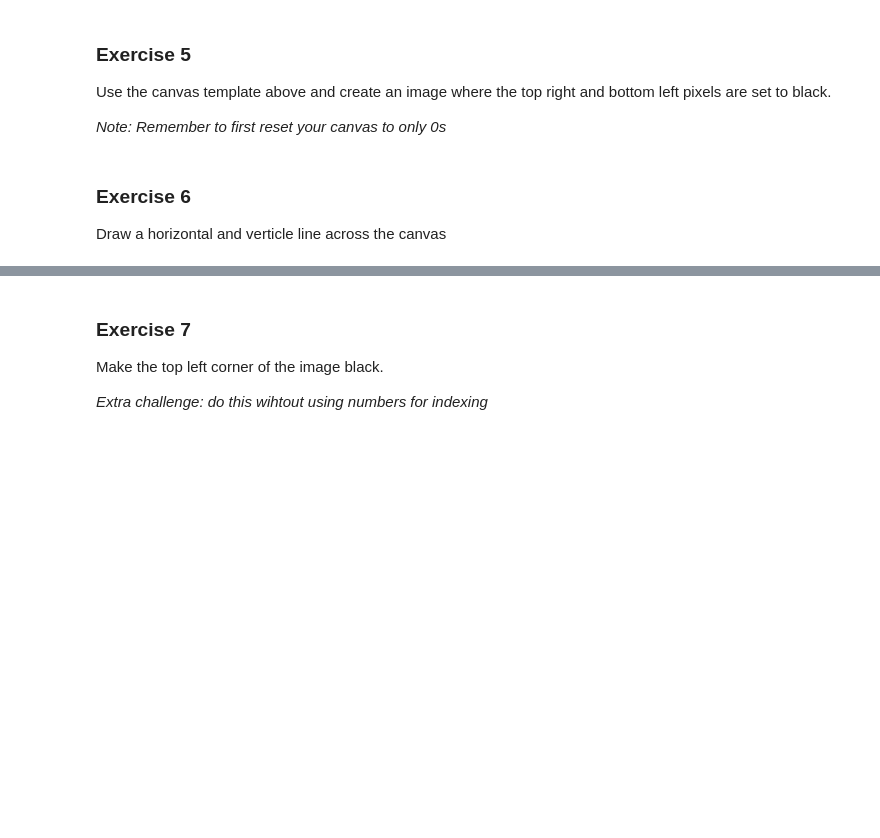
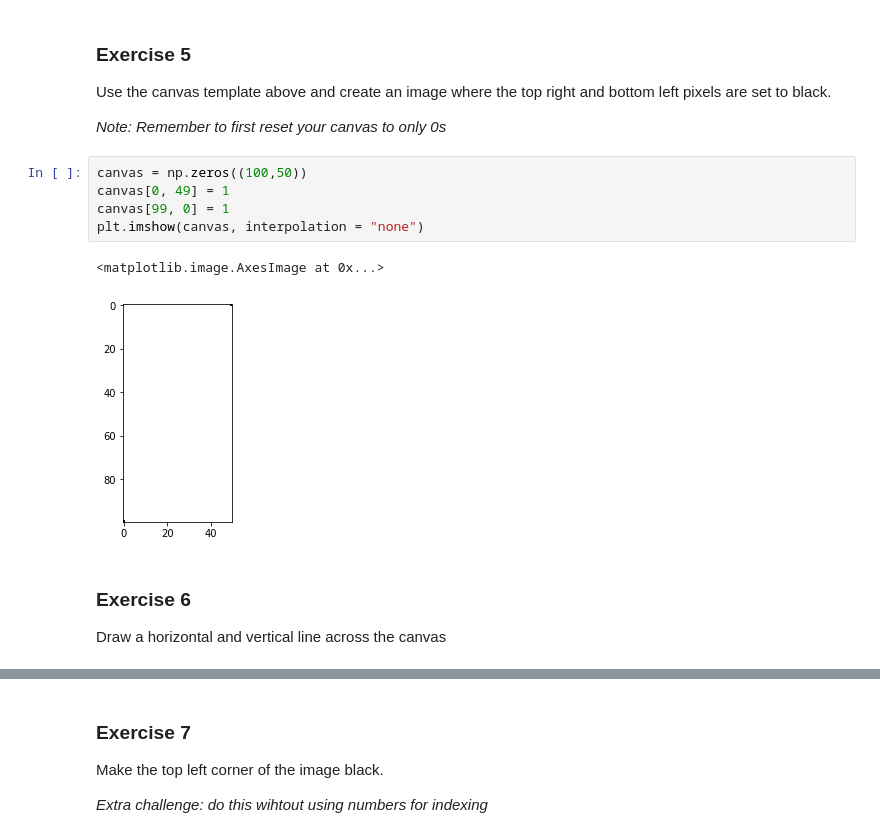
Before and after one commit to beverlytan/python-intro, a Jupyter notebook: info-svcs/python-data-3-numpy.ipynb, the cells around one changed output, grey strips where cells are left out. Drawn from its saved outputs; the diff is of its cells as text; blank space fills up the shorter version.

```diff
--- a/info-svcs/python-data-3-numpy.ipynb
+++ b/info-svcs/python-data-3-numpy.ipynb
@@ -579,6 +587,14 @@ plt.imshow(canvas, interpolation="none")
 Use the canvas template above and create an image where the top right and bottom left pixels are set to black.
 
 *Note: Remember to first reset your canvas to only 0s*
+# %%
+canvas = np.zeros((100,50))
+canvas[0, 49] = 1
+canvas[99, 0] = 1
+plt.imshow(canvas, interpolation = "none")
+# %% [output]
+<matplotlib.image.AxesImage at 0x...>
+[figure, added]
 # %% [markdown]
 ### Exercise 6
-Draw a horizontal and verticle line across the canvas
+Draw a horizontal and vertical line across the canvas
```
Also changed, not shown: parts of 40 cells of this notebook.
